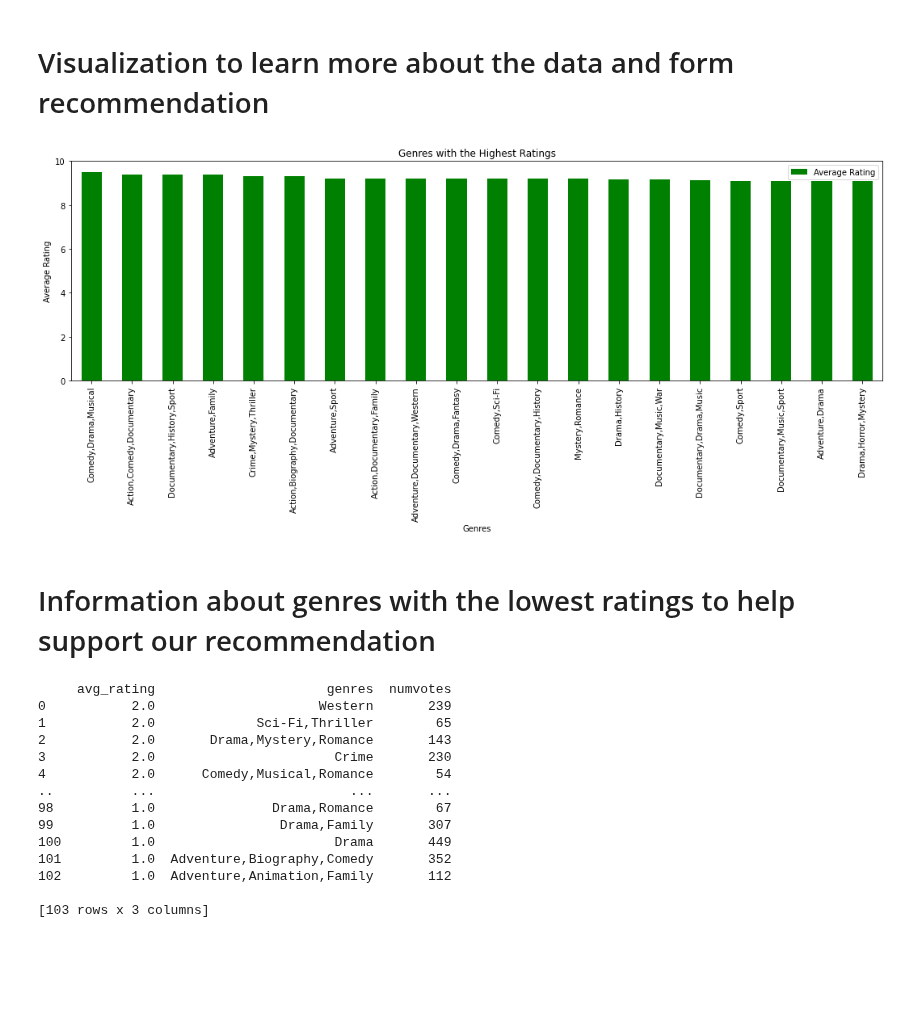
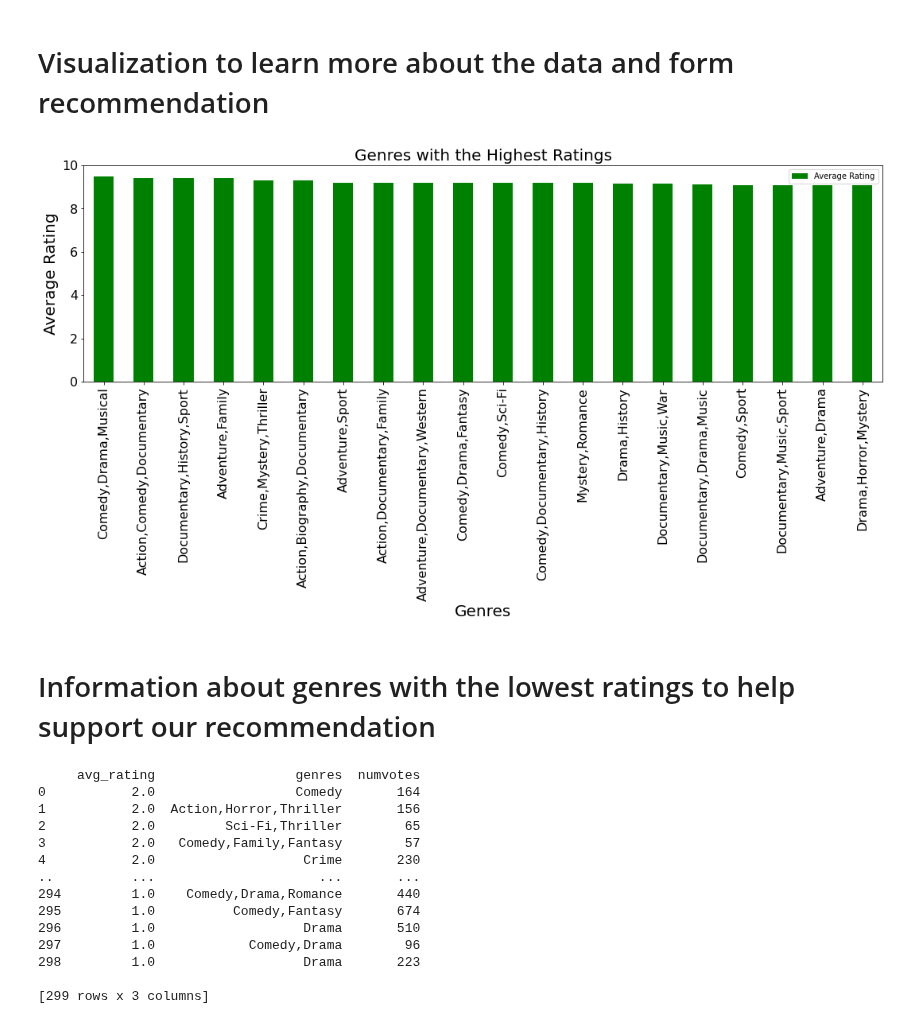
Before and after one commit to QuinnGrigsby/Capstone_Git-ing_it_done_MovieInformation, a Jupyter notebook: Data Understanding.ipynb, the cells around one changed output. Saved outputs shown, nothing was run; the diff lists cells and outputs as text; code cells hidden in the pictures; blank space fills up the shorter version.

Commit message:
changed graph font size and fixed lower ratings graph for reference

```diff
--- a/Data Understanding.ipynb
+++ b/Data Understanding.ipynb
@@ -247,17 +247,17 @@ print(top_20_no_numvotes)
 # %%
 #plt.figure(figsize=(18, 5))
 #plt.bar(top_30["genres"], top_30["avg_rating"], color = "b")
 
 top_20_no_numvotes.plot("genres", kind="bar", figsize = (18,5), color = "g")
-plt.xlabel("Genres")
-plt.xticks(rotation = 90)
-plt.ylabel("Average Rating")
-plt.yticks(range(0,11,2))
-plt.title("Genres with the Highest Ratings")
+plt.xlabel("Genres", fontsize = 20)
+plt.xticks(rotation = 90, fontsize = 16)
+plt.ylabel("Average Rating", fontsize = 20)
+plt.yticks(range(0,11,2), fontsize = 16)
+plt.title("Genres with the Highest Ratings", fontsize = 20)
 plt.legend(labels=['Average Rating'])
 plt.show()
 # %% [output]
-[figure, old version]
+[figure, new version]
 # %% [markdown]
 # Information about genres with the lowest ratings to help support our recommendation
 # %%
@@ -269,27 +269,26 @@ JOIN movie_basics
 WHERE averagerating <= 2
 AND numvotes > 30
 AND genres IS NOT NULL
-GROUP BY genres
 ORDER BY avg_rating DESC
 ;
 """
 low_ratings = pd.read_sql(q2, conn)
 print(low_ratings)
 # %% [output]
-     avg_rating                      genres  numvotes
-0           2.0                     Western       239
-1           2.0             Sci-Fi,Thriller        65
-2           2.0       Drama,Mystery,Romance       143
-3           2.0                       Crime       230
-4           2.0      Comedy,Musical,Romance        54
-..          ...                         ...       ...
-98          1.0               Drama,Romance        67
-99          1.0                Drama,Family       307
-100         1.0                       Drama       449
-101         1.0  Adventure,Biography,Comedy       352
-102         1.0  Adventure,Animation,Family       112
+     avg_rating                  genres  numvotes
+0           2.0                  Comedy       164
+1           2.0  Action,Horror,Thriller       156
+2           2.0         Sci-Fi,Thriller        65
+3           2.0   Comedy,Family,Fantasy        57
+4           2.0                   Crime       230
+..          ...                     ...       ...
+294         1.0    Comedy,Drama,Romance       440
+295         1.0          Comedy,Fantasy       674
+296         1.0                   Drama       510
+297         1.0            Comedy,Drama        96
+298         1.0                   Drama       223
 
-[103 rows x 3 columns]
+[299 rows x 3 columns]
 # %%
 low_ratings = low_ratings[low_ratings["genres"].str.contains("None") == False]
 
```
Also changed, not shown: parts of 4 cells of this notebook.
